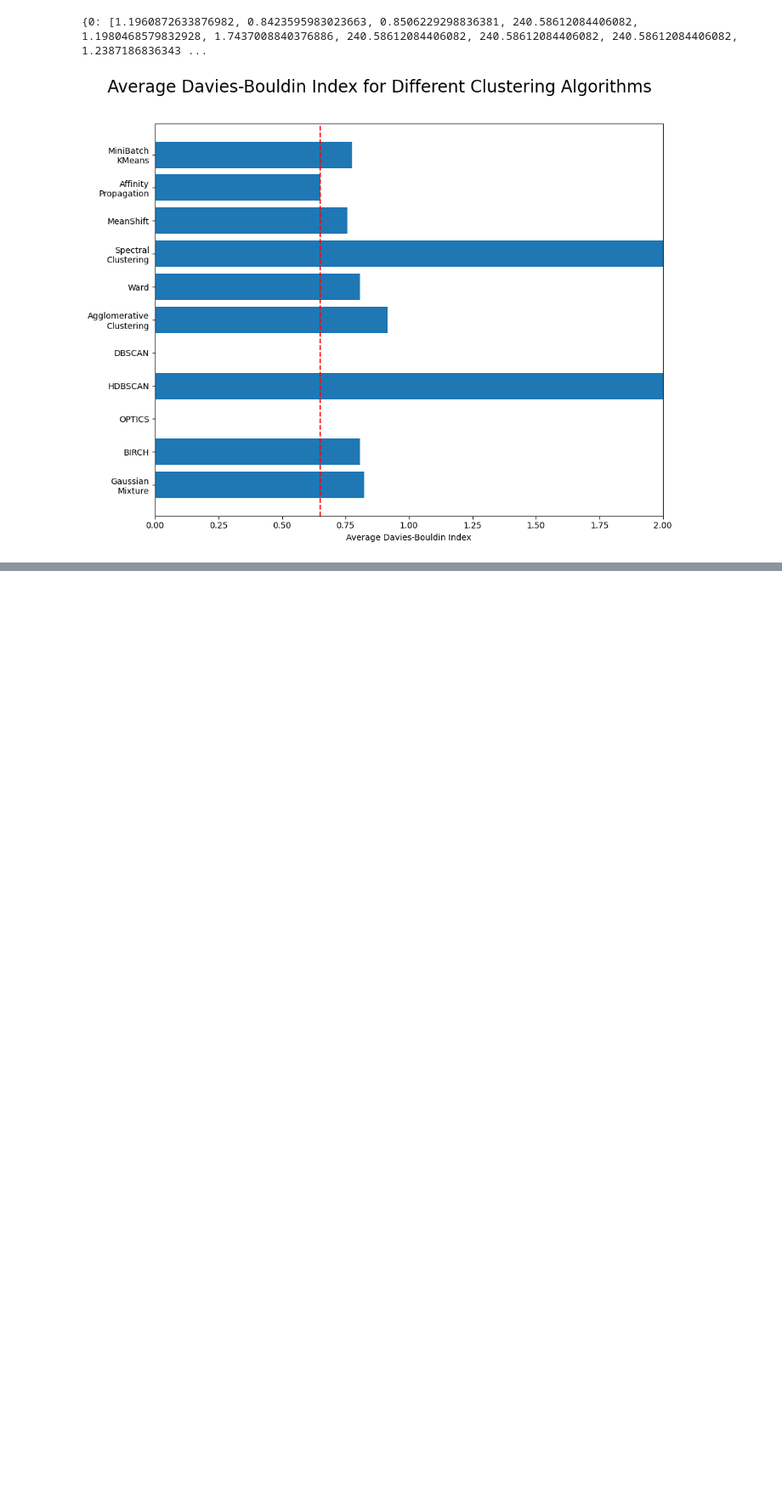
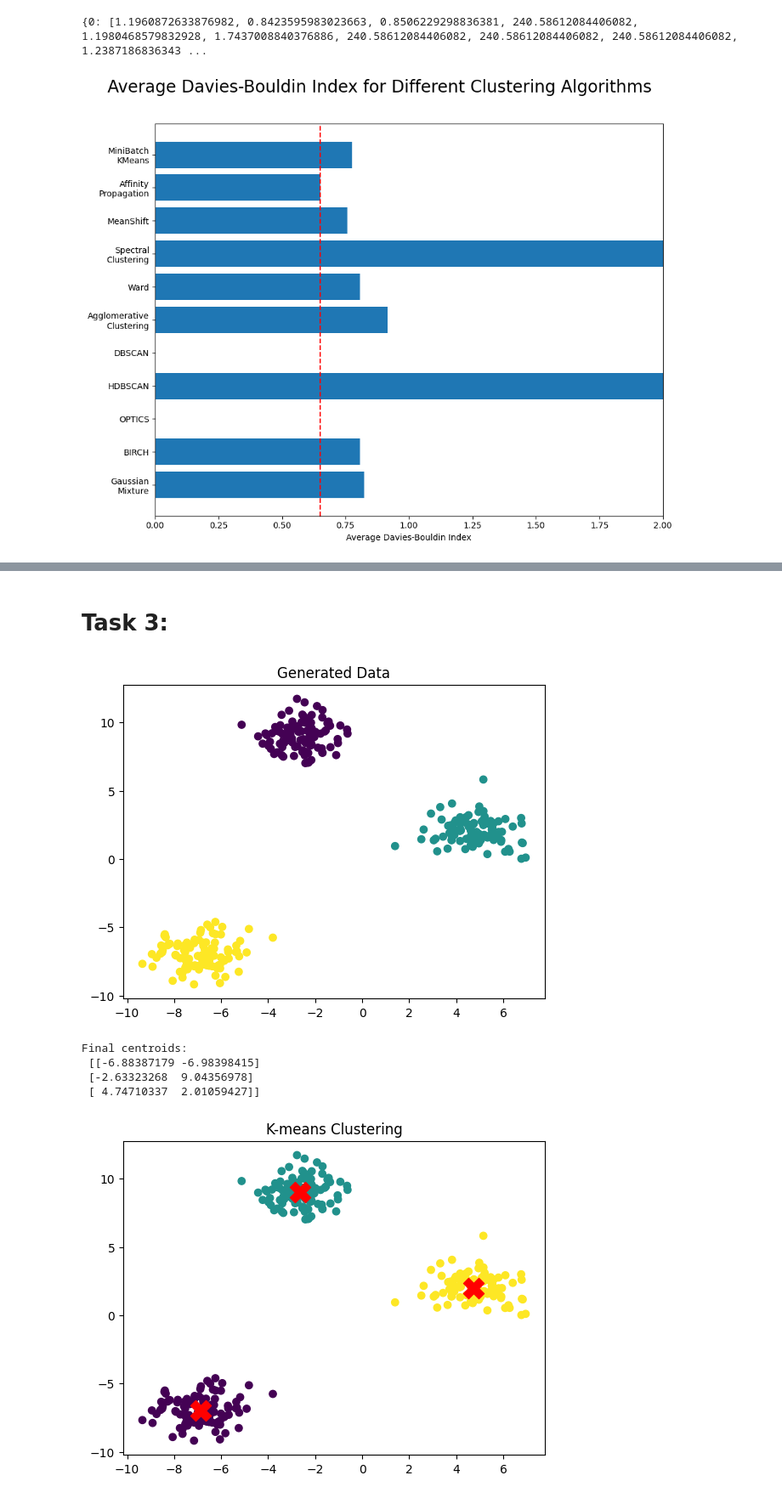
Before and after one commit to Makarasaki/ML_lab, a Jupyter notebook: lab_5/lab5_Leder.ipynb, the cells around one changed output, grey strips where cells are left out. Shown at 85% size. Saved outputs shown, nothing was run; the diff lists cells and outputs as text; code cells hidden in the pictures; blank space fills up the shorter version.

Commit message:
lab 5 almost done, needs refactor of task 3

```diff
--- a/lab_5/lab5_Leder.ipynb
+++ b/lab_5/lab5_Leder.ipynb
@@ -582,0 +658,69 @@ plt.show()
+# %% [markdown]
+# Task 3:
+# %%
+import numpy as np
+import matplotlib.pyplot as plt
+from sklearn.datasets import make_blobs
+
+# Generate sample data
+n_samples = 300
+n_features = 2
+n_clusters = 3
+X, y = make_blobs(n_samples=n_samples, centers=n_clusters, n_features=n_features, random_state=42)
+
+# Visualize the generated data
+plt.scatter(X[:, 0], X[:, 1], c=y, cmap='viridis')
+plt.title('Generated Data')
+plt.show()
+
+def initialize_centroids(X, k):
+    n_samples, n_features = X.shape
+    centroids = np.zeros((k, n_features))
+    for i in range(n_features):
+        min_val = np.min(X[:, i])
+        max_val = np.max(X[:, i])
+        centroids[:, i] = np.random.uniform(min_val, max_val, size=k)
+    return centroids
+
+def compute_distances(X, centroids):
+    distances = np.zeros((X.shape[0], centroids.shape[0]))
+    for i in range(centroids.shape[0]):
+        distances[:, i] = np.linalg.norm(X - centroids[i], axis=1)
+    return distances
+
+def k_means(X, k, max_iters=100, tol=1e-4):
+    centroids = initialize_centroids(X, k)
+    for _ in range(max_iters):
+        old_centroids = centroids.copy()
+
+        # Step 1: Assign points to the nearest centroid
+        distances = compute_distances(X, centroids)
+        labels = np.argmin(distances, axis=1)
+
+        # Step 2: Recalculate centroids
+        for i in range(k):
+            if np.any(labels == i):
+                centroids[i] = X[labels == i].mean(axis=0)
+
+        # Check for convergence
+        if np.linalg.norm(centroids - old_centroids) < tol:
+            break
+
+    return centroids, labels
+
+# Run K-means
+final_centroids, labels = k_means(X, n_clusters)
+print("Final centroids:\n", final_centroids)
+
+# Visualize the final clusters
+plt.scatter(X[:, 0], X[:, 1], c=labels, cmap='viridis')
+plt.scatter(final_centroids[:, 0], final_centroids[:, 1], s=300, c='red', marker='X')
+plt.title('K-means Clustering')
+plt.show()
+# %% [output]
+[figure, added]
+Final centroids:
+ [[-6.88387179 -6.98398415]
+ [-2.63323268  9.04356978]
+ [ 4.74710337  2.01059427]]
+[figure, added]
```
Also changed, not shown: parts of 6 cells of this notebook.
